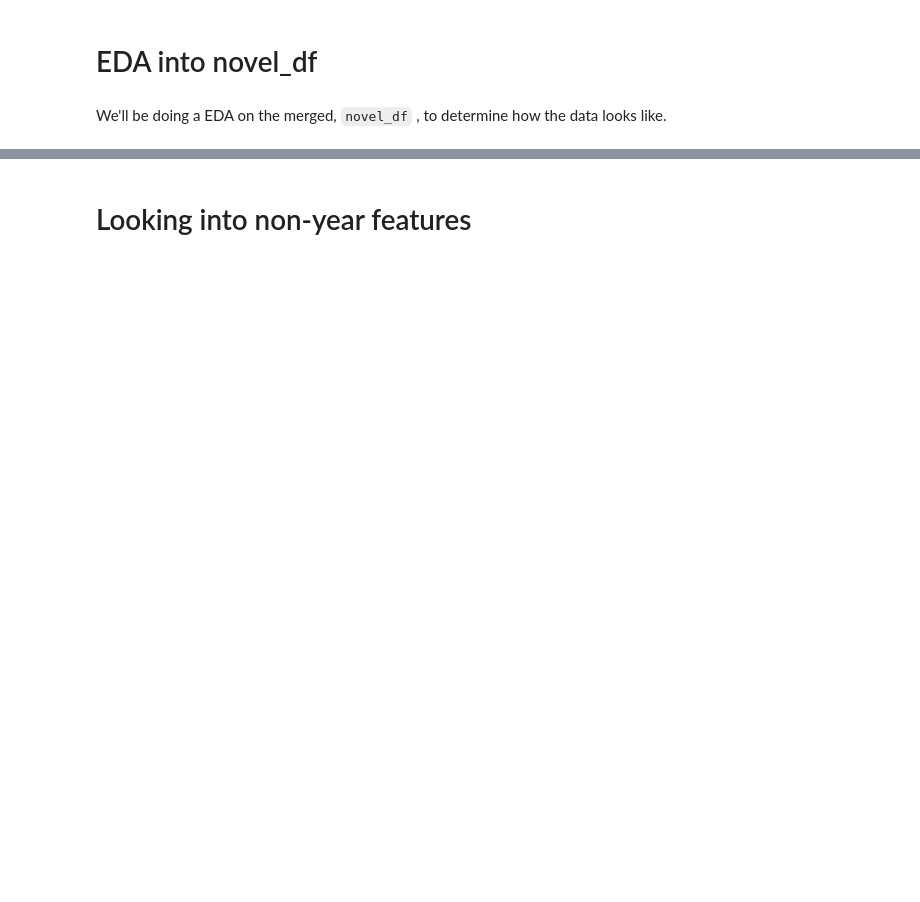
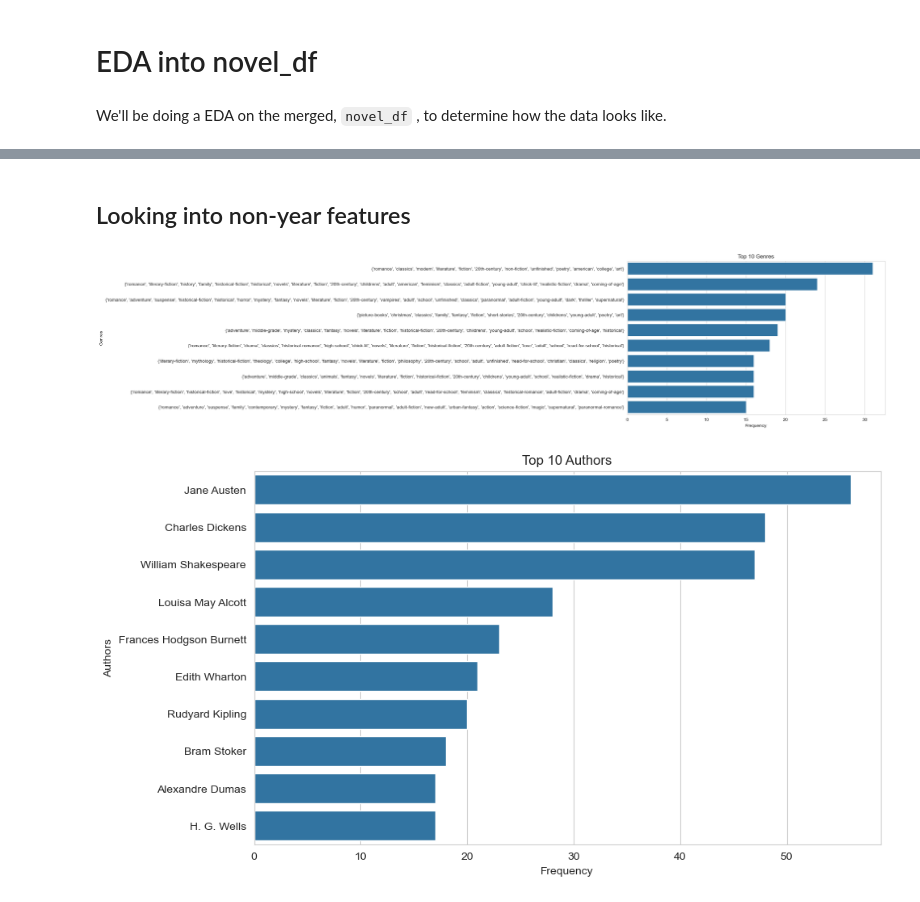
Before and after one commit to CSergiy/StoryDigest, a Jupyter notebook: EDA_Visuals.ipynb, the cells around one changed output, grey strips where cells are left out. Saved outputs shown, nothing was run; the diff lists cells and outputs as text; code cells hidden in the pictures; blank space fills up the shorter version.

```diff
--- a/EDA_Visuals.ipynb
+++ b/EDA_Visuals.ipynb
@@ -206,2 +201,26 @@ novel_df.shape
 # %% [markdown]
-# Looking into non-year features
+## Looking into non-year features
+# %%
+# Set the aesthetic style of the plots
+sns.set_style("whitegrid")
+
+# Plotting Top Genres without specifying `palette`
+top_genres = novel_df['genres'].value_counts().nlargest(10)
+plt.figure(figsize=(10, 6))
+sns.barplot(x=top_genres.values, y=top_genres.index)
+plt.title('Top 10 Genres')
+plt.xlabel('Frequency')
+plt.ylabel('Genres')
+plt.show()
+
+# Plotting Top Authors without specifying `palette`
+top_authors = novel_df['Book-Author'].value_counts().nlargest(10)
+plt.figure(figsize=(10, 6))
+sns.barplot(x=top_authors.values, y=top_authors.index)
+plt.title('Top 10 Authors')
+plt.xlabel('Frequency')
+plt.ylabel('Authors')
+plt.show()
+# %% [output]
+[figure, added]
+[figure, added]
```
Also changed, not shown: parts of 18 cells of this notebook.
